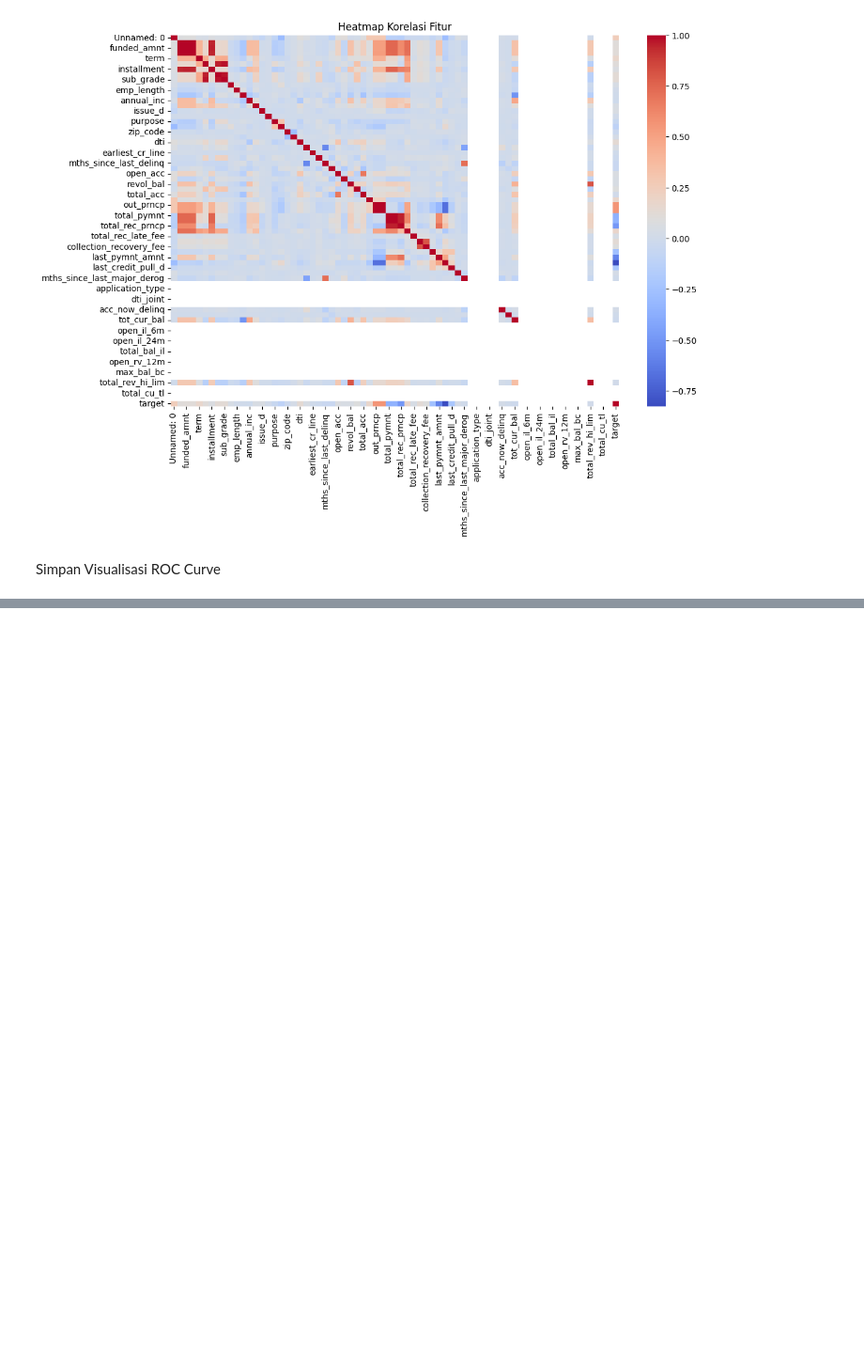
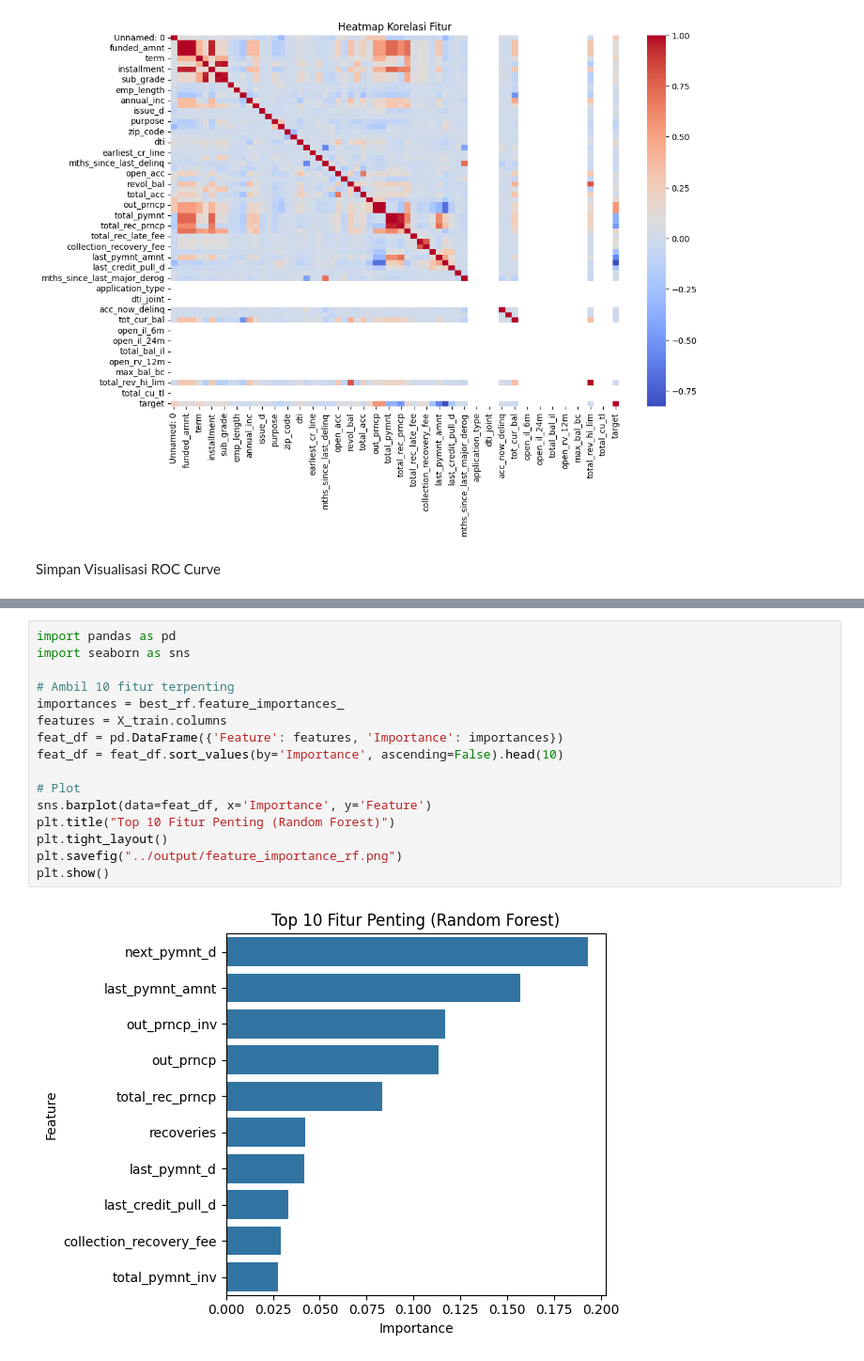
Before and after one commit to Nurhasan12/Credit-Risk-Prediction, a Jupyter notebook: notebooks/final_task.ipynb, the cells around one changed output, grey strips where cells are left out. Shown: that part at 94% size. Saved outputs shown, nothing was run; the diff lists cells and outputs as text; blank space fills up the shorter version.

```diff
--- a/notebooks/final_task.ipynb
+++ b/notebooks/final_task.ipynb
@@ -63,0 +215,18 @@ NameError: name 'logreg' is not defined
+# %%
+import pandas as pd
+import seaborn as sns
+
+# Ambil 10 fitur terpenting
+importances = best_rf.feature_importances_
+features = X_train.columns
+feat_df = pd.DataFrame({'Feature': features, 'Importance': importances})
+feat_df = feat_df.sort_values(by='Importance', ascending=False).head(10)
+
+# Plot
+sns.barplot(data=feat_df, x='Importance', y='Feature')
+plt.title("Top 10 Fitur Penting (Random Forest)")
+plt.tight_layout()
+plt.savefig("../output/feature_importance_rf.png")
+plt.show()
+# %% [output]
+[figure, added]
```
Also changed, not shown: parts of 13 cells of this notebook, 1 other file.
